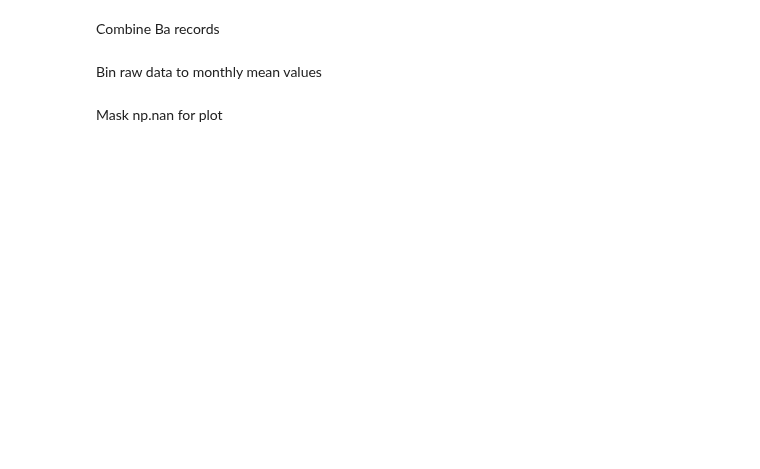
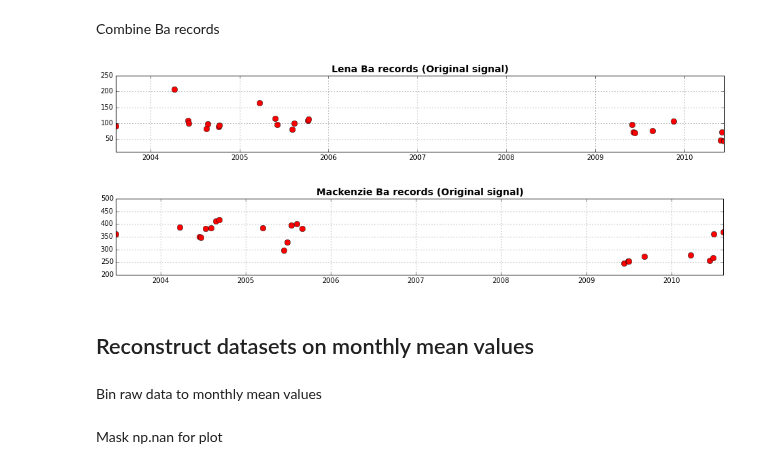
Before and after one commit to UBC-MOAD/analysis-kyle, a Jupyter notebook: notebooks/[River] Fluvial Barium & River Discharge Records.ipynb, the cells around one changed output. Saved outputs shown, nothing was run; the diff lists cells and outputs as text; code cells hidden in the pictures; blank space fills up the shorter version.

```diff
--- a/notebooks/[River] Fluvial Barium & River Discharge Records.ipynb
+++ b/notebooks/[River] Fluvial Barium & River Discharge Records.ipynb
@@ -154,6 +258,28 @@ Yenisey_Ba=np.hstack((PARTNERS_Yenisey[:, 1], AGRO_Yenisey[:, 1]))
 Mackenzie_Ba=np.hstack((PARTNERS_Mackenzie[:, 1], AGRO_Mackenzie[:, 1]))
 Ob_Ba=np.hstack((PARTNERS_Ob[:, 1], AGRO_Ob[:, 1]))
 Yukon_Ba=np.hstack((PARTNERS_Yukon[:, 1], AGRO_Yukon[:, 1]))
+# %%
+fig=plt.figure(figsize=(16, 2))
+ax=plt.gca()
+ax.plot(Lena_time, Lena_Ba, 'ro', markersize=8, linewidth=2)
+ax.set_xlim(Lena_time[0], Lena_time[-1])
+ax.set_ylim(10, 250)
+ax.set_title('Lena Ba records (Original signal)', fontsize=14, fontweight='bold')
+plt.grid()
+# %% [output]
+[figure, added]
+# %%
+fig=plt.figure(figsize=(16, 2))
+ax=plt.gca()
+ax.plot(Mackenzie_time, Mackenzie_Ba, 'ro', markersize=8, linewidth=2)
+ax.set_xlim(Mackenzie_time[0], Mackenzie_time[-1])
+ax.set_ylim(200, 500)
+ax.set_title('Mackenzie Ba records (Original signal)', fontsize=14, fontweight='bold')
+plt.grid()
+# %% [output]
+[figure, added]
+# %% [markdown]
+## Reconstruct datasets on monthly mean values
 # %% [markdown]
 Bin raw data to monthly mean values
 # %%
```
Also changed, not shown: parts of 32 cells of this notebook.
